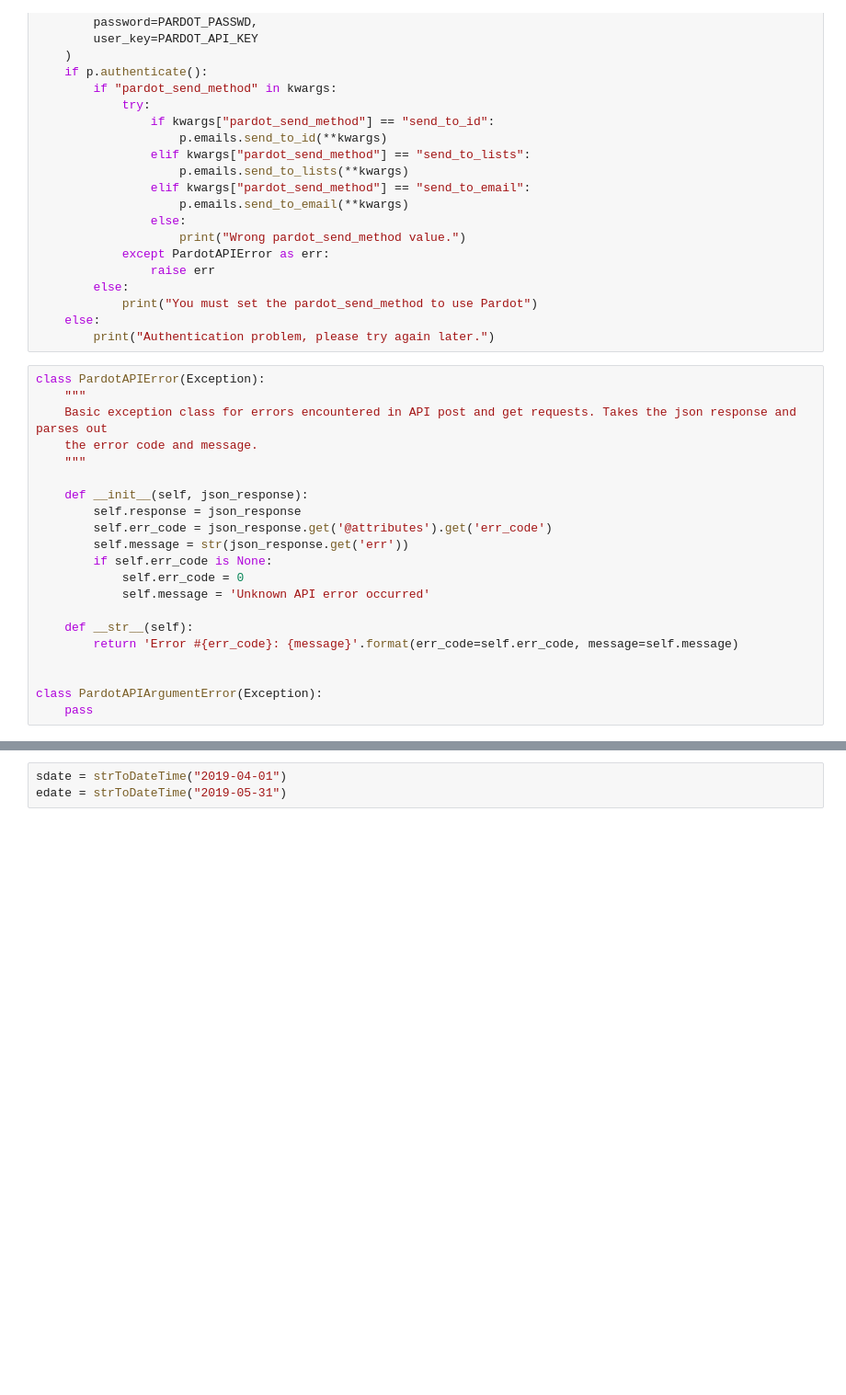
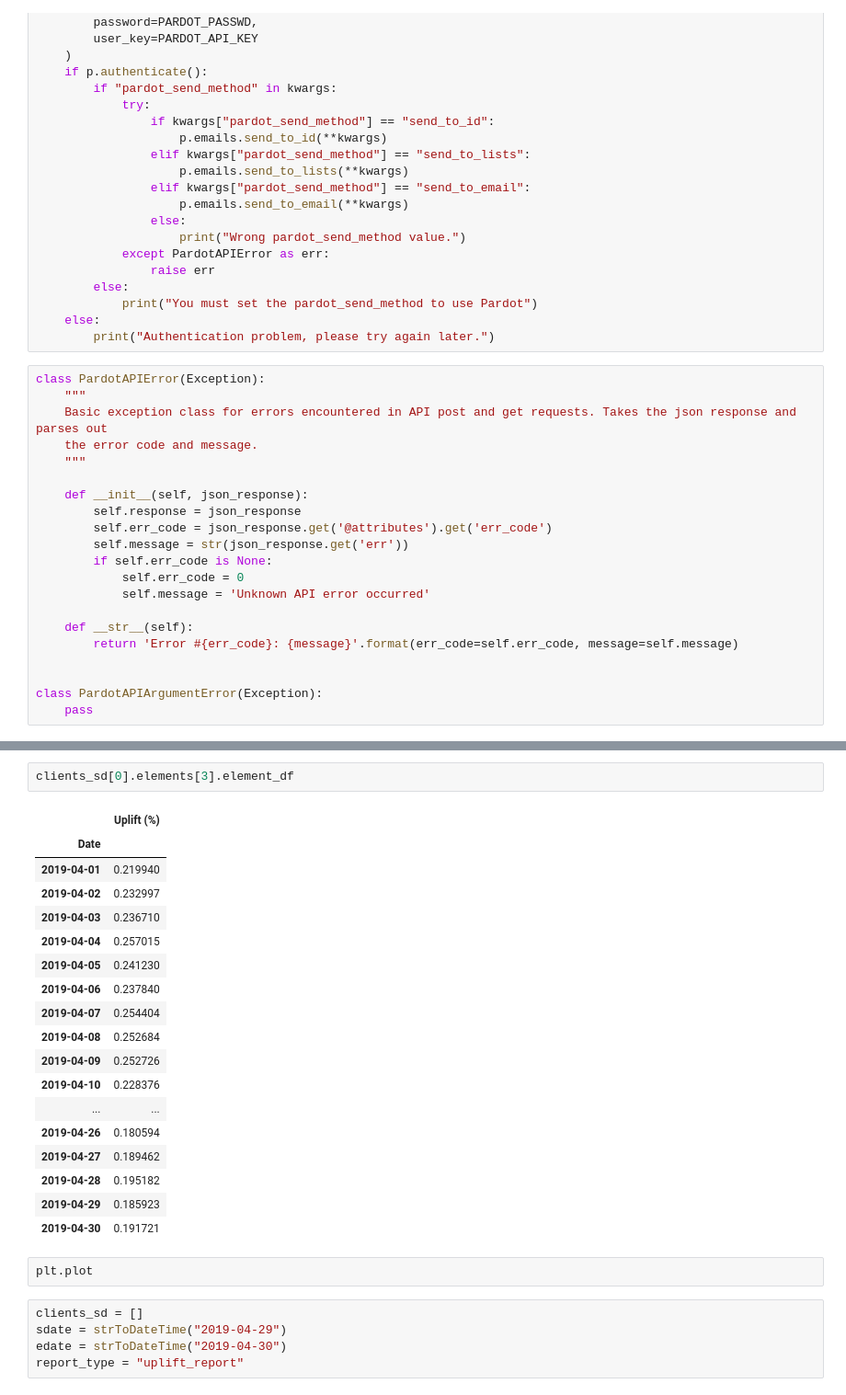
Before and after one commit to HenriChabert/snapshot, a Jupyter notebook: snapshot_v6.ipynb, the cells around one changed output, grey strips where cells are left out. Shown at 92% size. Drawn from its saved outputs; the diff is of its cells as text; blank space fills up the shorter version.

```diff
--- a/snapshot_v6.ipynb
+++ b/snapshot_v6.ipynb
@@ -3027,3 +3257,28 @@ sell_data.select_dtypes(include=['category'])
+# %%
+clients_sd[0].elements[3].element_df
+# %% [output]
+|  | Uplift (%) |
+| Date |  |
+| 2019-04-01 | 0.219940 |
+| 2019-04-02 | 0.232997 |
+| 2019-04-03 | 0.236710 |
+| 2019-04-04 | 0.257015 |
+| 2019-04-05 | 0.241230 |
+| 2019-04-06 | 0.237840 |
+| 2019-04-07 | 0.254404 |
+| 2019-04-08 | 0.252684 |
+| 2019-04-09 | 0.252726 |
+| 2019-04-10 | 0.228376 |
+| ... | ... |
+| 2019-04-26 | 0.180594 |
+| 2019-04-27 | 0.189462 |
+| 2019-04-28 | 0.195182 |
+| 2019-04-29 | 0.185923 |
+| 2019-04-30 | 0.191721 |
+# %%
+plt.plot
 # %%
-sdate = strToDateTime("2019-04-01")
-edate = strToDateTime("2019-05-31")
+clients_sd = []
+sdate = strToDateTime("2019-04-29")
+edate = strToDateTime("2019-04-30")
+report_type = "uplift_report"
```
Also changed, not shown: parts of 30 cells of this notebook.
